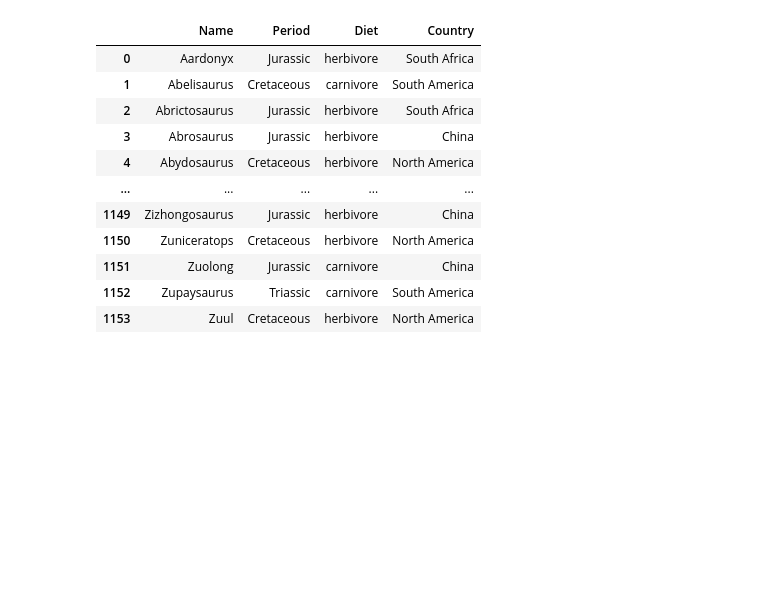
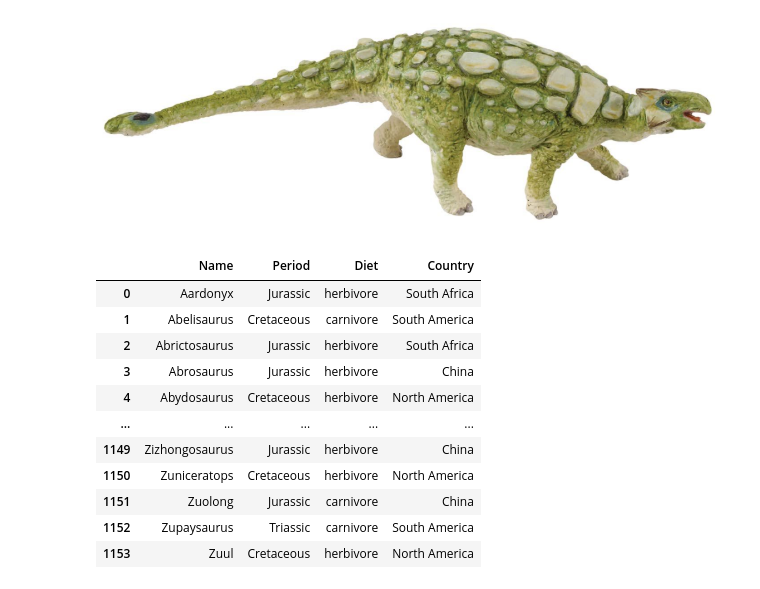
Before and after one commit to Jystine/DataHack2024, a Jupyter notebook: calwin_notebook.ipynb, the cells around one changed output. Saved outputs shown, nothing was run; the diff lists cells and outputs as text; code cells hidden in the pictures; blank space fills up the shorter version.

```diff
--- a/calwin_notebook.ipynb
+++ b/calwin_notebook.ipynb
@@ -24,3 +175,7 @@ import tensorflow as tf
+# %%
+tf.keras.preprocessing.image.load_img('data/ankylosaurus/1.png')
+# %% [output]
+[figure, added]
 # %%
 tf?
 # %%
```
Also changed, not shown: parts of 14 cells of this notebook, 2 other files.
